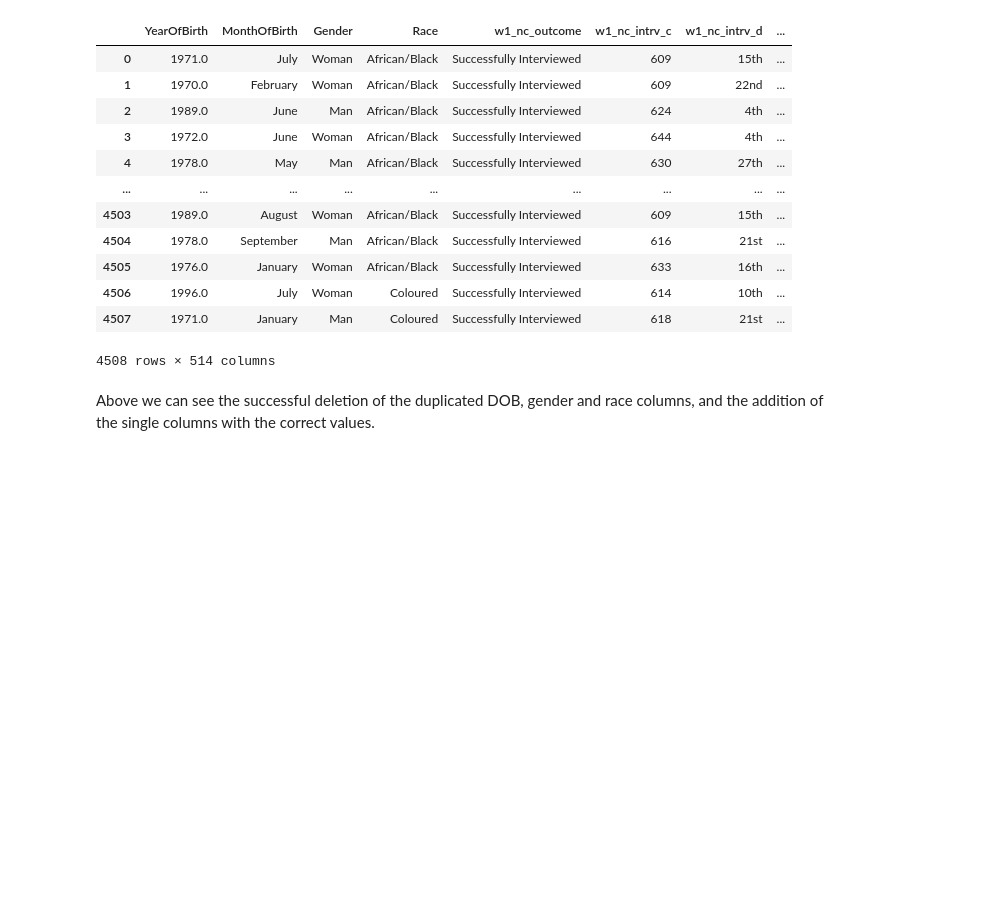
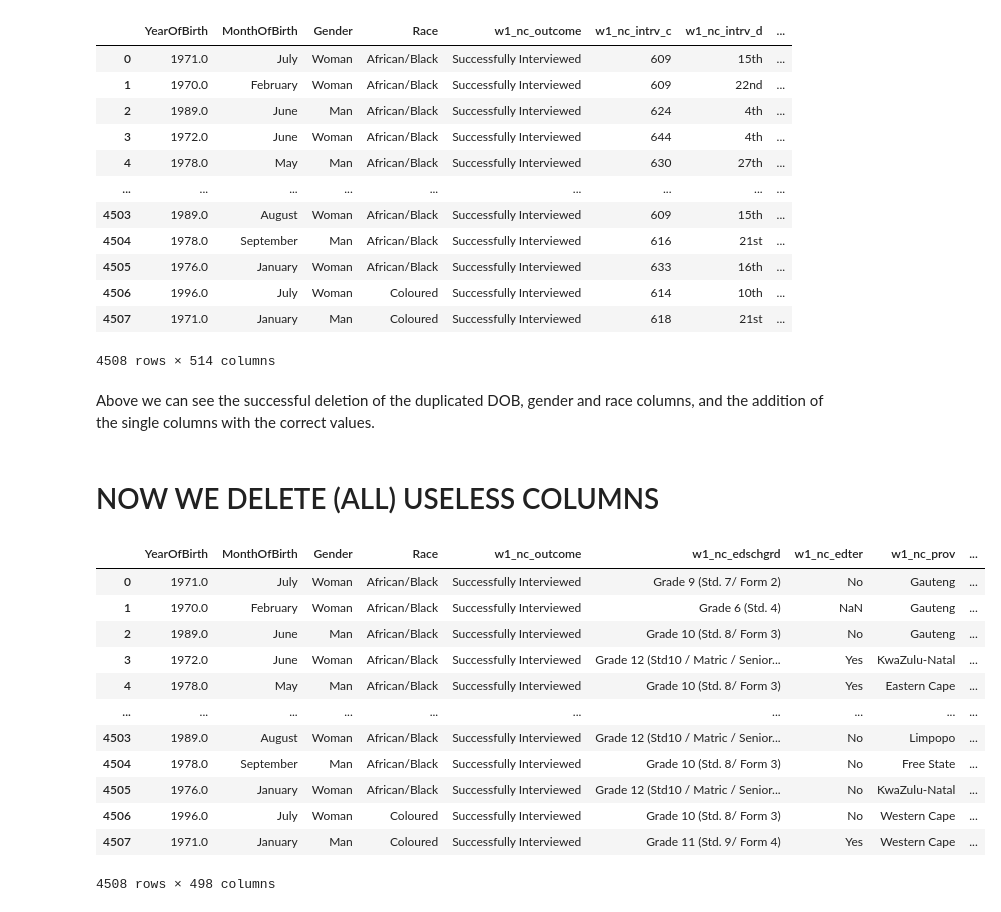
Before and after one commit to BrentonBudler/DAEProject2021, a Jupyter notebook: Dino/Wave2.ipynb, the cells around one changed output. Cells and saved outputs as stored; diff of their text form; code cells hidden in the pictures; blank space fills up the shorter version.

```diff
--- a/Dino/Wave2.ipynb
+++ b/Dino/Wave2.ipynb
@@ -153,3 +153,28 @@ df_main
 4508 rows × 514 columns
 # %% [markdown]
 Above we can see the successful deletion of the duplicated DOB, gender and race columns, and the addition of the single columns with the correct values.
+# %% [markdown]
+# NOW WE DELETE (ALL) USELESS COLUMNS
+# %%
+useless_cols = [    'w1_nc_intrv_c','w2_nc_intrv_c','w3_nc_intrv_c',
+                    'w1_nc_intrv_d','w2_nc_intrv_d','w3_nc_intrv_d',
+                    'w1_nc_intrv_m','w2_nc_intrv_m','w3_nc_intrv_m',
+                    'w1_nc_intrv_y','w2_nc_intrv_y','w3_nc_intrv_y',
+                    'w1_nc_duration', 'w2_nc_duration','w3_nc_duration',
+                    'w1_nc_popgrp_o']
+df_new = df_main.drop(useless_cols, axis=1)
+df_new
+# %% [output]
+|  | YearOfBirth | MonthOfBirth | Gender | Race | w1_nc_outcome | w1_nc_edschgrd | w1_nc_edter | w1_nc_prov | ... |
+| 0 | 1971.0 | July | Woman | African/Black | Successfully Interviewed | Grade 9 (Std. 7/ Form 2) | No | Gauteng | ... |
+| 1 | 1970.0 | February | Woman | African/Black | Successfully Interviewed | Grade 6 (Std. 4) | NaN | Gauteng | ... |
+| 2 | 1989.0 | June | Man | African/Black | Successfully Interviewed | Grade 10 (Std. 8/ Form 3) | No | Gauteng | ... |
+| 3 | 1972.0 | June | Woman | African/Black | Successfully Interviewed | Grade 12 (Std10 / Matric / Senior... | Yes | KwaZulu-Natal | ... |
+| 4 | 1978.0 | May | Man | African/Black | Successfully Interviewed | Grade 10 (Std. 8/ Form 3) | Yes | Eastern Cape | ... |
+| ... | ... | ... | ... | ... | ... | ... | ... | ... | ... |
+| 4503 | 1989.0 | August | Woman | African/Black | Successfully Interviewed | Grade 12 (Std10 / Matric / Senior... | No | Limpopo | ... |
+| 4504 | 1978.0 | September | Man | African/Black | Successfully Interviewed | Grade 10 (Std. 8/ Form 3) | No | Free State | ... |
+| 4505 | 1976.0 | January | Woman | African/Black | Successfully Interviewed | Grade 12 (Std10 / Matric / Senior... | No | KwaZulu-Natal | ... |
+| 4506 | 1996.0 | July | Woman | Coloured | Successfully Interviewed | Grade 10 (Std. 8/ Form 3) | No | Western Cape | ... |
+| 4507 | 1971.0 | January | Man | Coloured | Successfully Interviewed | Grade 11 (Std. 9/ Form 4) | Yes | Western Cape | ... |
+4508 rows × 498 columns
```
Also changed, not shown: parts of 1 cell of this notebook.
